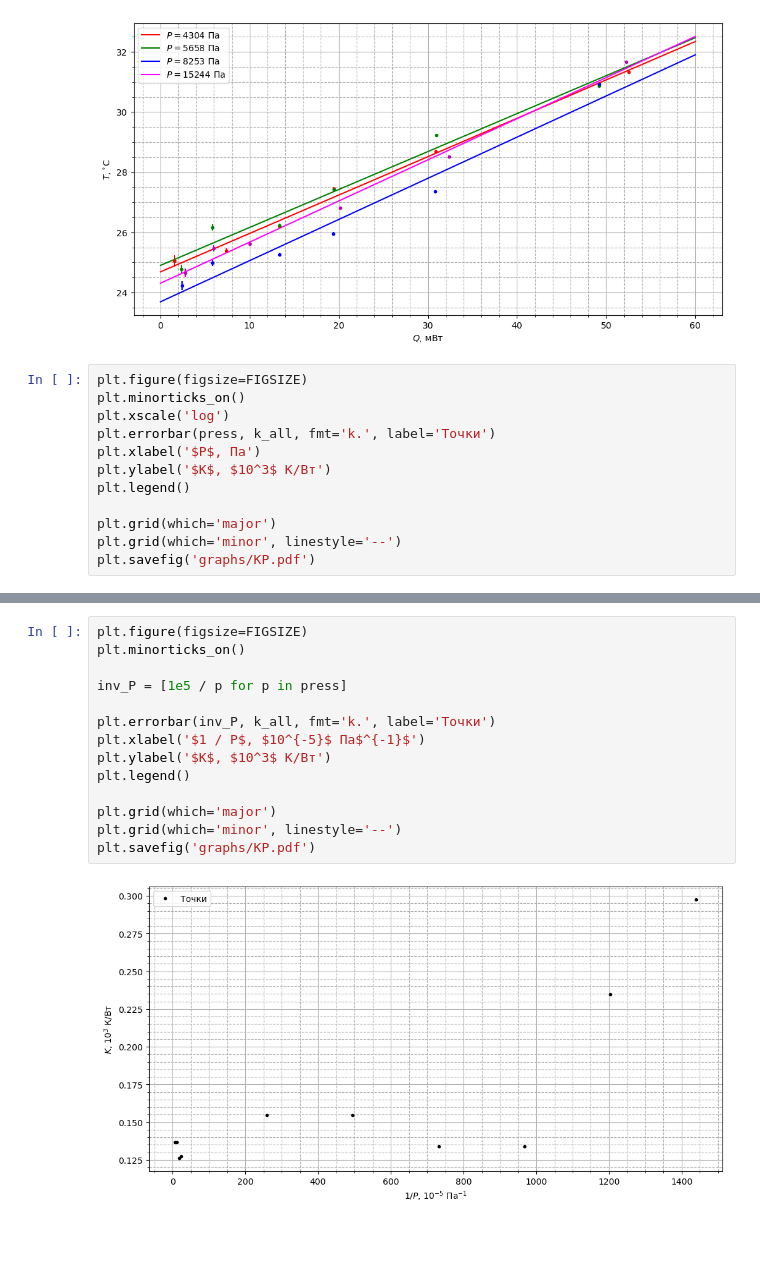
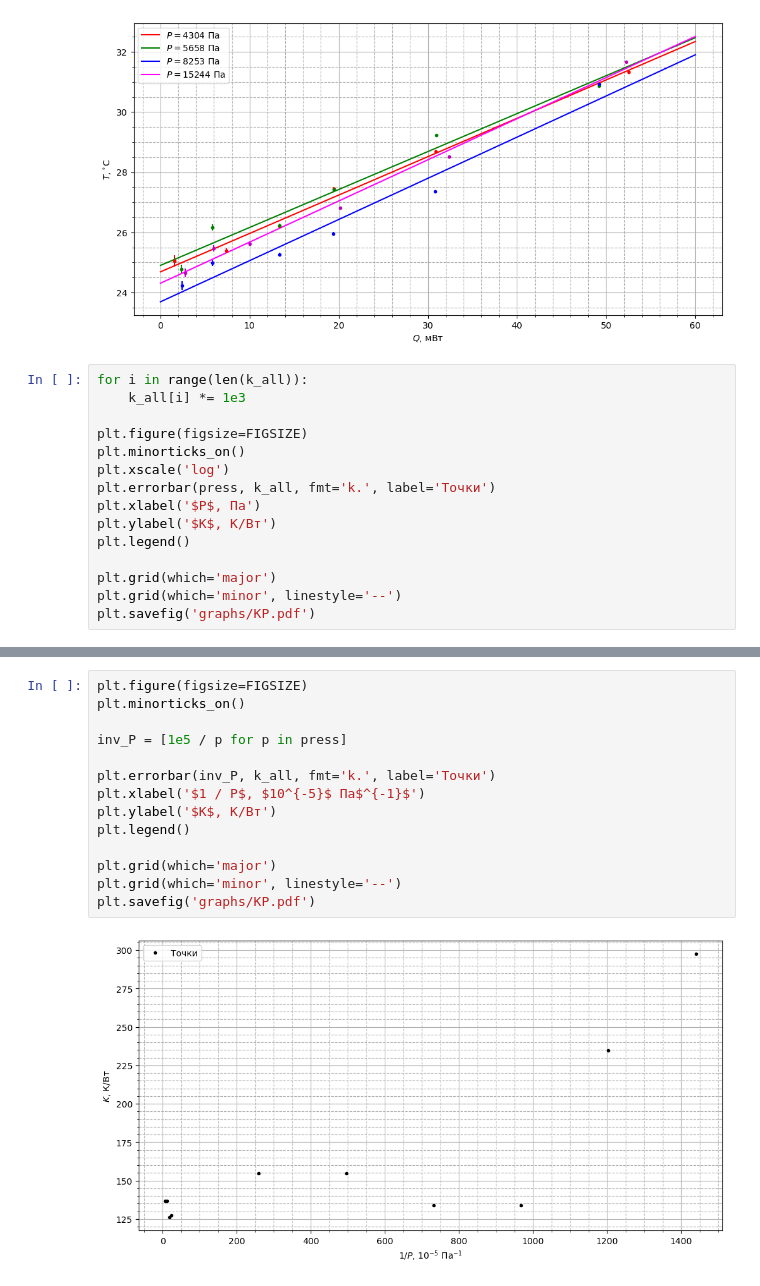
Before and after one commit to victorbaldin56/phys_vpv, a Jupyter notebook: 2_sem/calc.ipynb, the cells around one changed output, grey strips where cells are left out. Saved outputs shown, nothing was run; the diff lists cells and outputs as text; blank space fills up the shorter version.

```diff
--- a/2_sem/calc.ipynb
+++ b/2_sem/calc.ipynb
@@ -174,12 +174,15 @@ k_all = k_low + k_high
 [figure]
 [figure]
 # %%
+for i in range(len(k_all)):
+    k_all[i] *= 1e3
+
 plt.figure(figsize=FIGSIZE)
 plt.minorticks_on()
 plt.xscale('log')
 plt.errorbar(press, k_all, fmt='k.', label='Точки')
 plt.xlabel('$P$, Па')
-plt.ylabel('$K$, $10^3$ К/Вт')
+plt.ylabel('$K$, К/Вт')
 plt.legend()
 
 plt.grid(which='major')
@@ -190,16 +193,16 @@ plt.savefig('graphs/KP.pdf')
 # %%
 plt.figure(figsize=FIGSIZE)
 plt.minorticks_on()
 
 inv_P = [1e5 / p for p in press]
 
 plt.errorbar(inv_P, k_all, fmt='k.', label='Точки')
 plt.xlabel('$1 / P$, $10^{-5}$ Па$^{-1}$')
-plt.ylabel('$K$, $10^3$ К/Вт')
+plt.ylabel('$K$, К/Вт')
 plt.legend()
 
 plt.grid(which='major')
 plt.grid(which='minor', linestyle='--')
 plt.savefig('graphs/KP.pdf')
 # %% [output]
-[figure, old version]
+[figure, new version]
```
Also changed, not shown: parts of 1 cell of this notebook, 3 other files.
